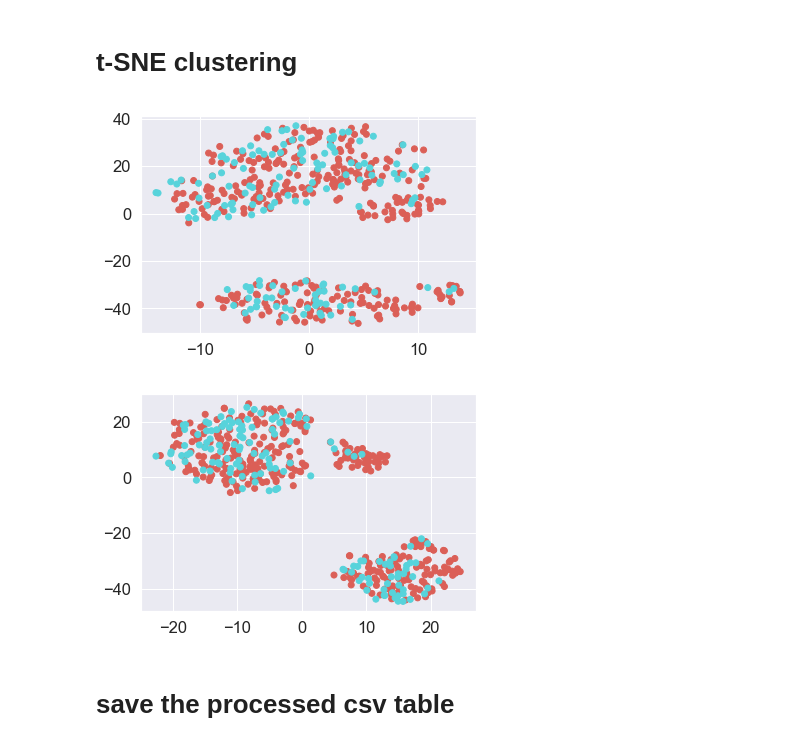
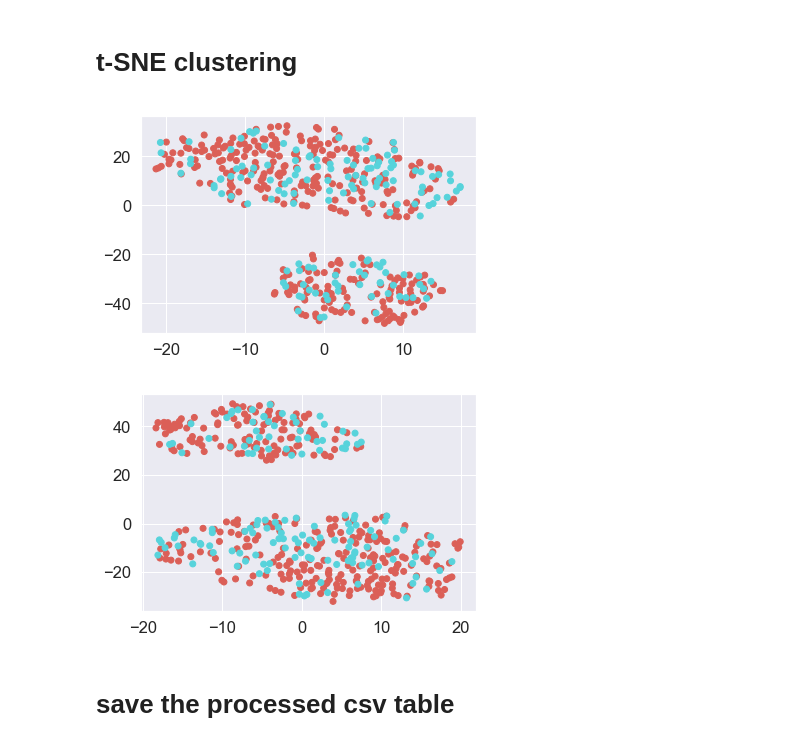
Before and after one commit to mayinghan/NAFLD, a Jupyter notebook: preprocess.ipynb, the cells around one changed output. Saved outputs shown, nothing was run; the diff lists cells and outputs as text; code cells hidden in the pictures.

Commit message:
fix tsne plot with OHE; add RF with no data transformation

```diff
--- a/preprocess.ipynb
+++ b/preprocess.ipynb
@@ -304,6 +306,8 @@ df1.head()
 # %%
 from sklearn.manifold import TSNE
 import matplotlib.pyplot as plt
+from sklearn.preprocessing import OneHotEncoder
+ohe = OneHotEncoder(sparse=False, dtype=int)
 # %%
 def train_TSNE(data, dim=2, p=30, ee=12.0, lr=100.0, itr=1000):
     return TSNE(n_components=dim, perplexity=p, early_exaggeration=ee, learning_rate=lr, n_iter=itr).fit_transform(np.array(data))
@@ -323,6 +327,7 @@ for i in range(488):
 palette = np.array(sns.color_palette("hls", 2))
 # %%
 df2 = df1.drop(columns=['NAFLD_OU', 'NASH_OU2', 'FIBROSI2'])
+df2 = ohe.fit_transform(df2)
 tp = train_TSNE(df2, 2, 30, 15)
 # df2.head()
 x = tp[:, 0]
@@ -331,18 +336,19 @@ y = tp[:, 1]
 plt.scatter(x, y, c=palette[pred_labels])
 plt.show()
 # %% [output]
-[figure, old version]
+[figure, new version]
 # %%
 df2 = df1.drop(columns=['HOMA', 'NAFLD_OU','NASH_OU2', 'FIBROSI2'])
+df2 = ohe.fit_transform(df2)
 tp = train_TSNE(df2, 2, 30, 15)
 # df2.head()
 x = tp[:, 0]
 y = tp[:, 1]
 
 plt.scatter(x, y, c=palette[pred_labels])
 plt.show()
 # %% [output]
-[figure, old version]
+[figure, new version]
 # %% [markdown]
 # save the processed csv table
 # %%
```
Also changed, not shown: parts of 2 cells of this notebook, 1 other file.
